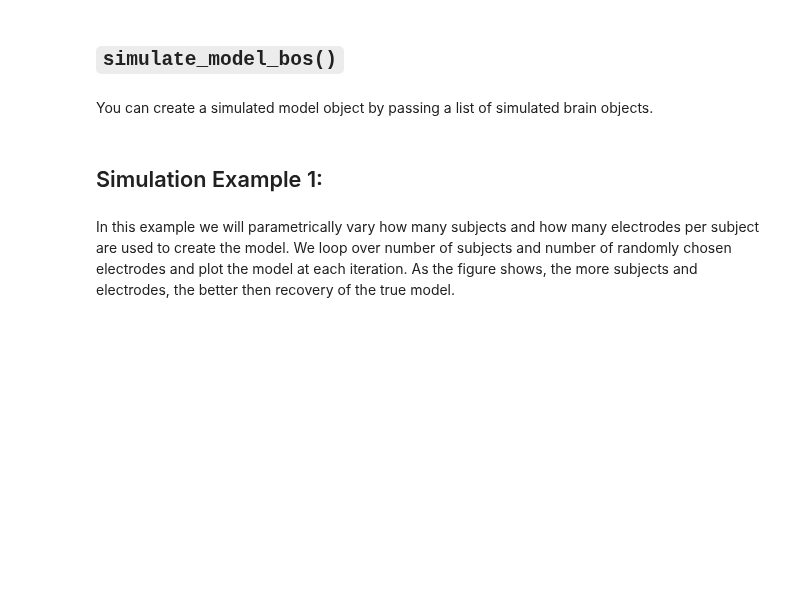
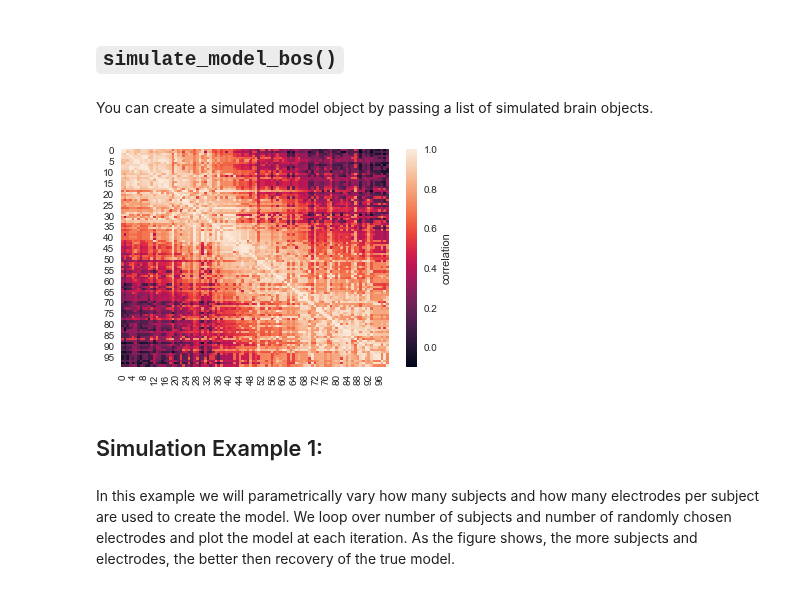
Before and after one commit to ContextLab/supereeg, a Jupyter notebook: docs/tutorial/simulate_objects.ipynb, the cells around one changed output. Saved outputs shown, nothing was run; the diff lists cells and outputs as text; code cells hidden in the pictures; blank space fills up the shorter version.

```diff
--- a/docs/tutorial/simulate_objects.ipynb
+++ b/docs/tutorial/simulate_objects.ipynb
@@ -81,15 +100,23 @@ bo = se.simulate_bo(n_samples=100, sample_rate=1000, locs=locs, cov=R)
 # %% [markdown]
 You can create a simulated model object by passing a list of simulated brain objects.
 # %%
+# number of subjects
+n_sub = 5
+
 # list of 5 simulated brain objects, each with 20 locations, for model
 model_bos = [se.simulate_model_bos(n_samples=100, sample_rate=1000, sample_locs=20,
-                                   locs=locs, cov=R) for x in range(5)]
+                                   locs=locs, cov=R) for x in range(n_sub)]
 
 # create model from list of brain objects
 model = se.Model(data=model_bos, locs=locs)
 
 # plot the model
 model.plot_data()
+
+# close plot
+plt.close()
+# %% [output]
+[figure, added]
 # %% [markdown]
 ## Simulation Example 1:
 # %% [markdown]
```
Also changed, not shown: parts of 9 cells of this notebook, 6 other files.
